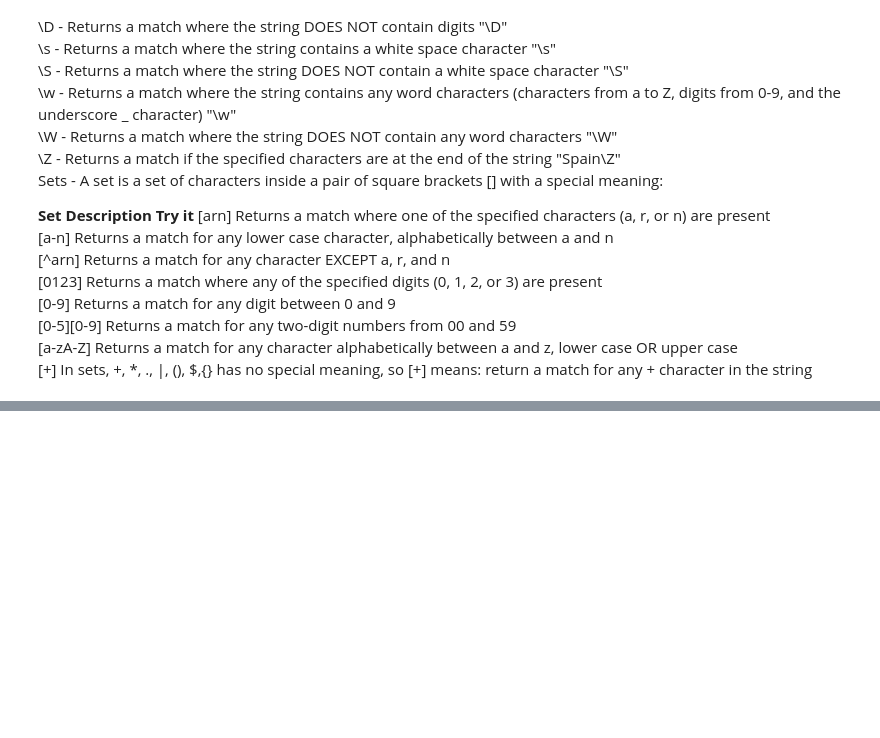
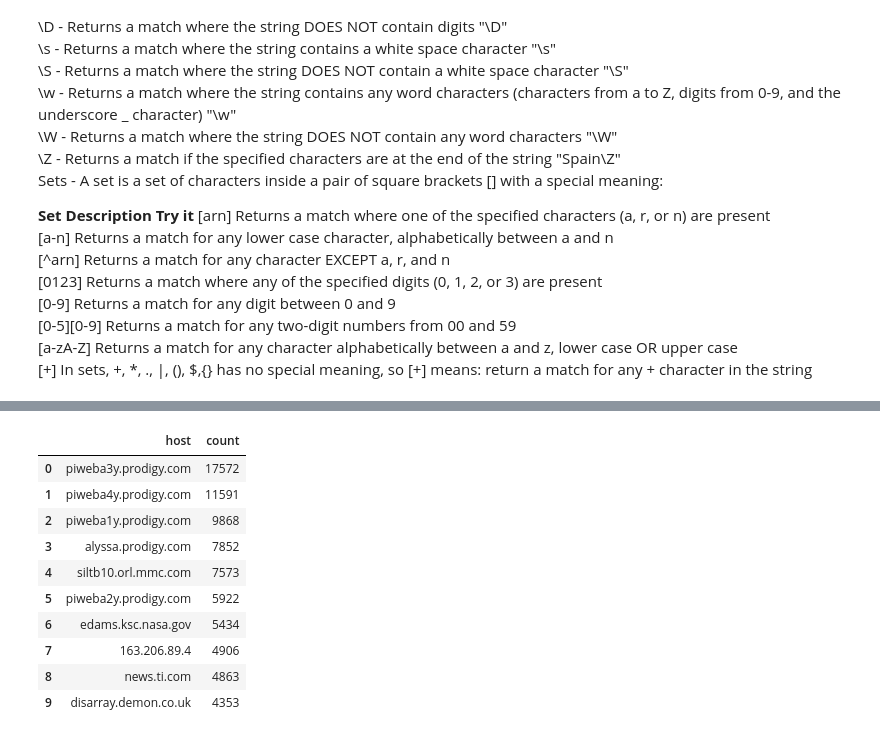
Before and after one commit to supratim94336/SparkifyETL, a Jupyter notebook: ReadTrickBang.ipynb, the cells around one changed output, grey strips where cells are left out. Cells and saved outputs as stored; diff of their text form; code cells hidden in the pictures; blank space fills up the shorter version.

```diff
--- a/ReadTrickBang.ipynb
+++ b/ReadTrickBang.ipynb
@@ -158,0 +208,15 @@ def parseUDF(line):
+# %%
+from pyspark.sql.functions import desc
+dfClean.groupBy("host").count().orderBy(desc("count")).limit(10).toPandas()
+# %% [output]
+|  | host | count |
+| 0 | piweba3y.prodigy.com | 17572 |
+| 1 | piweba4y.prodigy.com | 11591 |
+| 2 | piweba1y.prodigy.com | 9868 |
+| 3 | alyssa.prodigy.com | 7852 |
+| 4 | siltb10.orl.mmc.com | 7573 |
+| 5 | piweba2y.prodigy.com | 5922 |
+| 6 | edams.ksc.nasa.gov | 5434 |
+| 7 | 163.206.89.4 | 4906 |
+| 8 | news.ti.com | 4863 |
+| 9 | disarray.demon.co.uk | 4353 |
```
Also changed, not shown: parts of 7 cells of this notebook.
